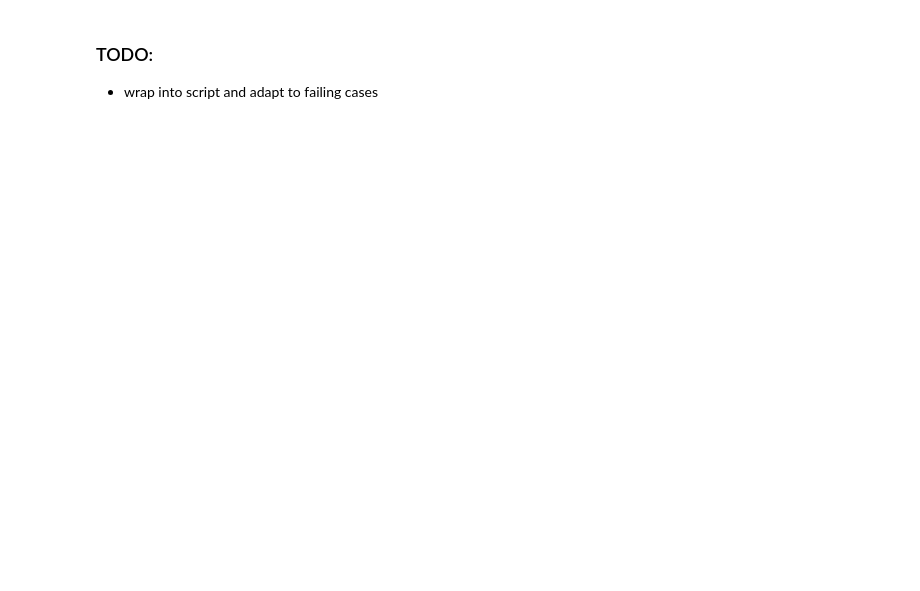
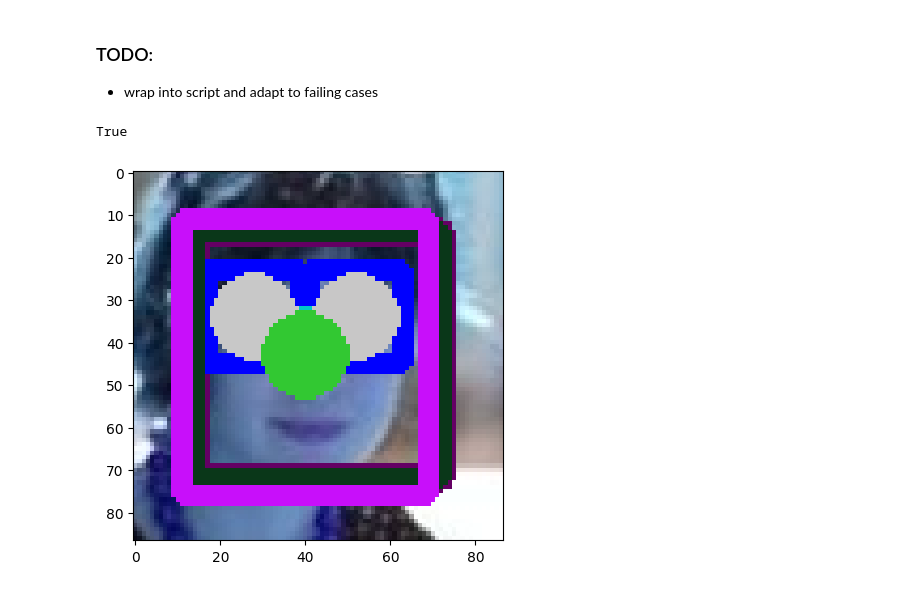
Before and after one commit to vikion/eigenfaces, a Jupyter notebook: face_alignment_demo.ipynb, the cells around one changed output. Drawn from its saved outputs; the diff is of its cells as text; code cells hidden in the pictures; blank space fills up the shorter version.

```diff
--- a/face_alignment_demo.ipynb
+++ b/face_alignment_demo.ipynb
@@ -141,34 +173,39 @@ plt.imshow(rotated)
 # %%
 x, y, w, h = face_rotated
 dx, dy = int(w*(scaling_factor-1)//2), int(h*(scaling_factor-1)//2)
+if DX is not None:
+    dx, dy = DX, DY
 
-rotated_left =  M @ (np.array([left_eye_center[0], left_eye_center[1], 1])+ np.array([dx, dy, 0]) )
+rotated_left =  M @ (np.array([left_eye_center[0], left_eye_center[1], 1]) + np.array([dx, dy, 0]) )
 rotated_left = rotated_left.astype(int)
-rotated_right =  M @ (np.array([right_eye_center[0], right_eye_center[1], 1])+ np.array([dx, dy, 0]) )
+rotated_right =  M @ (np.array([right_eye_center[0], right_eye_center[1], 1]) + np.array([dx, dy, 0]) )
 rotated_right = rotated_right.astype(int)
 
 cv2.circle(rotated, rotated_left, 5, (200, 200, 200) , 10)
 cv2.circle(rotated, rotated_right, 5, (200, 199, 199) , 10)
 
 center_x = (rotated_left[0] + rotated_right[0] ) // 2
 center_y = y + h // 2
 cv2.circle(rotated, np.array([center_x, center_y]), 5, (50, 200, 50) , 10)
 
 ratio = 1.125
 
 w = w
 h = int(ratio * w)
 
 
 centered_resized_face = (center_x - w // 2, center_y - h // 2, w, h)
 x, y, w, h = centered_resized_face
 
 cv2.rectangle(rotated, (x,y) ,(x+w, y+h), (200,15,250), 3)
 plt.imshow(rotated)
 
 w_px = 120
 h_px = int(w_px*ratio)
 
 cropped = rotated[y:y+h, x:x+w]
 resized = cv2.resize(cropped, (w_px, h_px))
 cv2.imwrite("crop.jpg", resized)
+# %% [output]
+True
+[figure, added]
```
Also changed, not shown: parts of 7 cells of this notebook, 3 other files.
